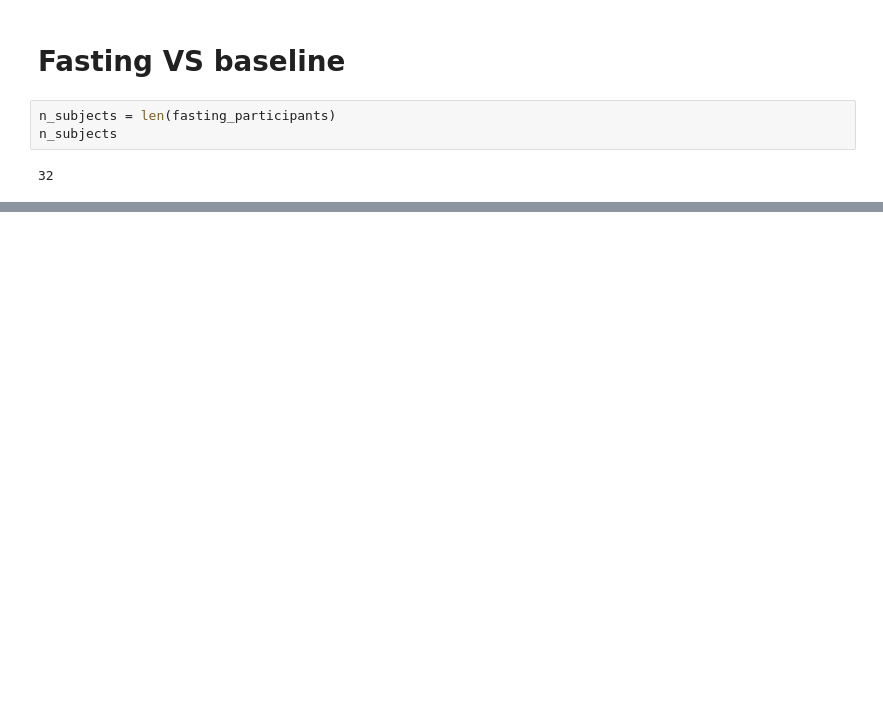
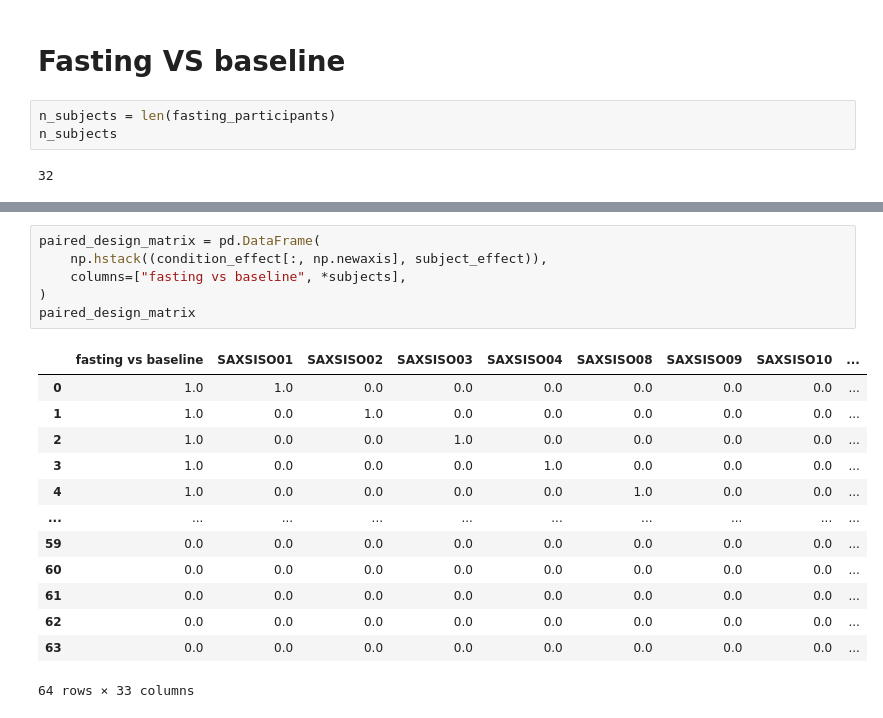
Before and after one commit to Anna-Palatkina-itu/social_isolation, a Jupyter notebook: paired_test_separate_runs.ipynb, the cells around one changed output, grey strips where cells are left out. Saved outputs shown, nothing was run; the diff lists cells and outputs as text; blank space fills up the shorter version.

```diff
--- a/paired_test_separate_runs.ipynb
+++ b/paired_test_separate_runs.ipynb
@@ -100,0 +146,20 @@ array([1, 1, 1, ..., 0, 0, 0])
+# %%
+paired_design_matrix = pd.DataFrame(
+    np.hstack((condition_effect[:, np.newaxis], subject_effect)),
+    columns=["fasting vs baseline", *subjects],
+)
+paired_design_matrix
+# %% [output]
+|  | fasting vs baseline | SAXSISO01 | SAXSISO02 | SAXSISO03 | SAXSISO04 | SAXSISO08 | SAXSISO09 | SAXSISO10 | ... |
+| 0 | 1.0 | 1.0 | 0.0 | 0.0 | 0.0 | 0.0 | 0.0 | 0.0 | ... |
+| 1 | 1.0 | 0.0 | 1.0 | 0.0 | 0.0 | 0.0 | 0.0 | 0.0 | ... |
+| 2 | 1.0 | 0.0 | 0.0 | 1.0 | 0.0 | 0.0 | 0.0 | 0.0 | ... |
+| 3 | 1.0 | 0.0 | 0.0 | 0.0 | 1.0 | 0.0 | 0.0 | 0.0 | ... |
+| 4 | 1.0 | 0.0 | 0.0 | 0.0 | 0.0 | 1.0 | 0.0 | 0.0 | ... |
+| ... | ... | ... | ... | ... | ... | ... | ... | ... | ... |
+| 59 | 0.0 | 0.0 | 0.0 | 0.0 | 0.0 | 0.0 | 0.0 | 0.0 | ... |
+| 60 | 0.0 | 0.0 | 0.0 | 0.0 | 0.0 | 0.0 | 0.0 | 0.0 | ... |
+| 61 | 0.0 | 0.0 | 0.0 | 0.0 | 0.0 | 0.0 | 0.0 | 0.0 | ... |
+| 62 | 0.0 | 0.0 | 0.0 | 0.0 | 0.0 | 0.0 | 0.0 | 0.0 | ... |
+| 63 | 0.0 | 0.0 | 0.0 | 0.0 | 0.0 | 0.0 | 0.0 | 0.0 | ... |
+64 rows × 33 columns
```
Also changed, not shown: parts of 10 cells of this notebook, 9 other files.
